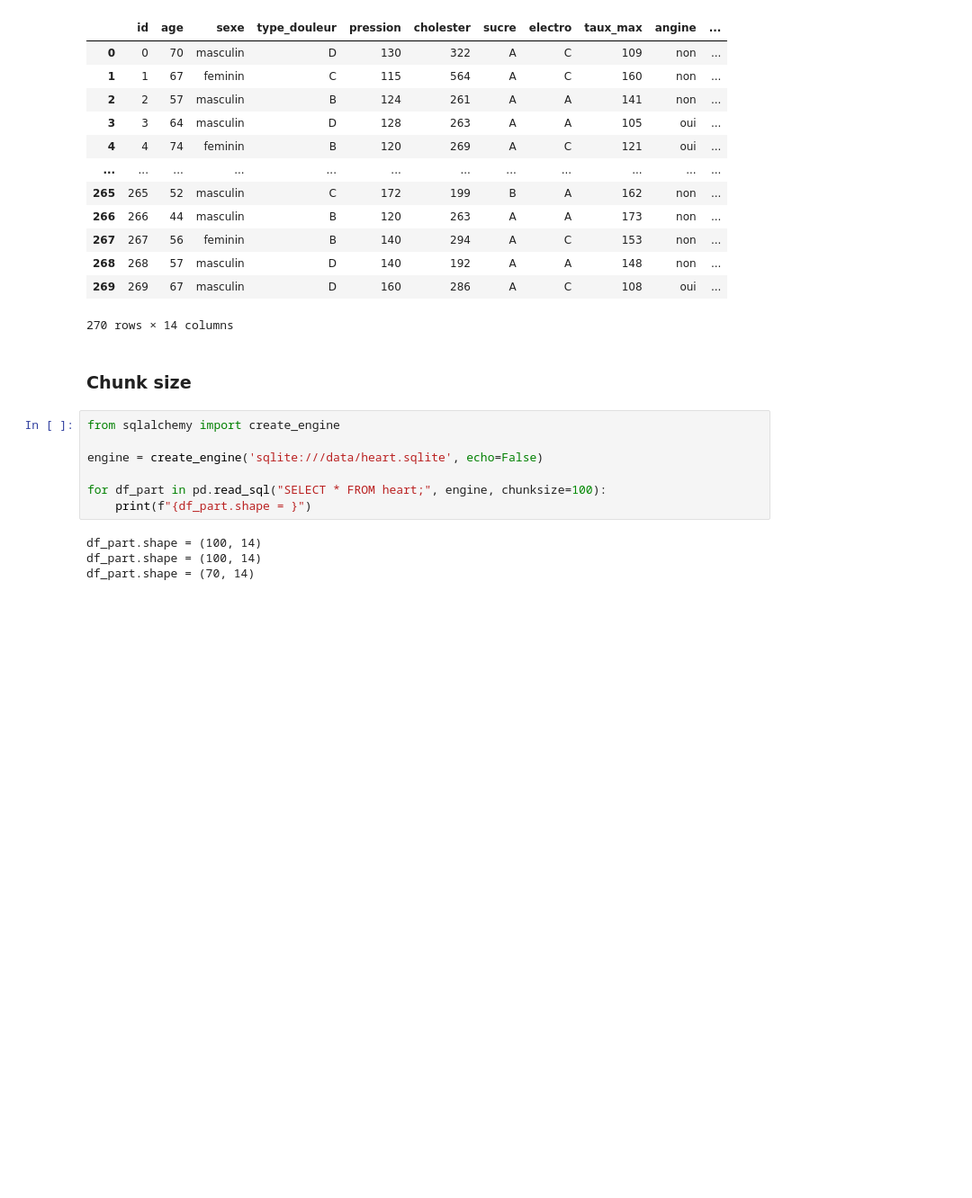
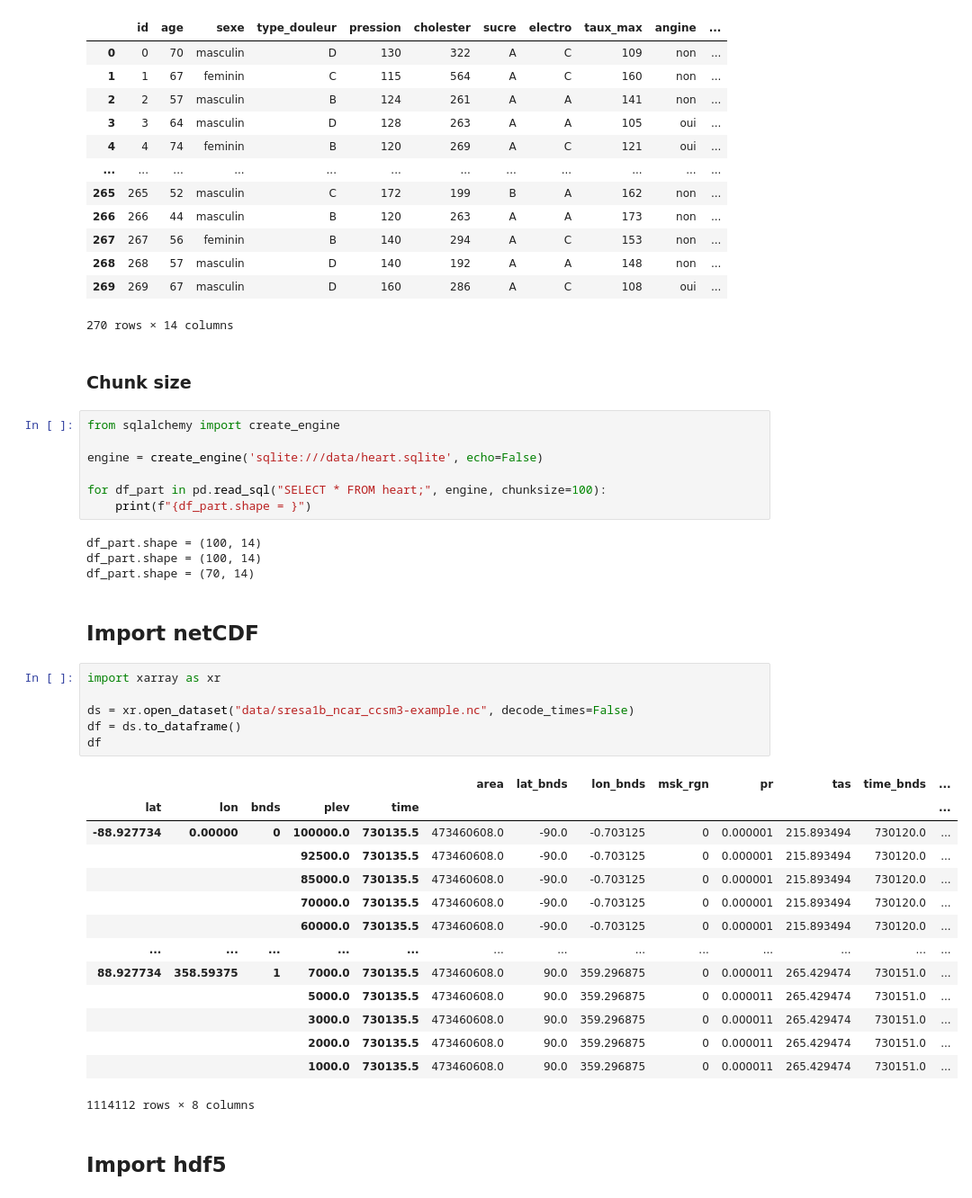
Before and after one commit to ezalos/Notebooks2Teach, a Jupyter notebook: Syntaxio/03-Python-for-Data-Analysis-Pandas/08_Pandas Input and Output.ipynb, the cells around one changed output. Shown: that part at 90% size. Drawn from its saved outputs; the diff is of its cells as text; blank space fills up the shorter version.

```diff
--- a/Syntaxio/03-Python-for-Data-Analysis-Pandas/08_Pandas Input and Output.ipynb
+++ b/Syntaxio/03-Python-for-Data-Analysis-Pandas/08_Pandas Input and Output.ipynb
@@ -206,3 +206,28 @@ for df_part in pd.read_sql("SELECT * FROM heart;", engine, chunksize=100):
 df_part.shape = (100, 14)
 df_part.shape = (100, 14)
 df_part.shape = (70, 14)
+# %% [markdown]
+## Import netCDF
+# %%
+import xarray as xr
+
+ds = xr.open_dataset("data/sresa1b_ncar_ccsm3-example.nc", decode_times=False)
+df = ds.to_dataframe()
+df
+# %% [output]
+|  |  |  |  |  | area | lat_bnds | lon_bnds | msk_rgn | pr | tas | time_bnds | ... |
+| lat | lon | bnds | plev | time |  |  |  |  |  |  |  | ... |
+| -88.927734 | 0.00000 | 0 | 100000.0 | 730135.5 | 473460608.0 | -90.0 | -0.703125 | 0 | 0.000001 | 215.893494 | 730120.0 | ... |
+|  |  |  | 92500.0 | 730135.5 | 473460608.0 | -90.0 | -0.703125 | 0 | 0.000001 | 215.893494 | 730120.0 | ... |
+|  |  |  | 85000.0 | 730135.5 | 473460608.0 | -90.0 | -0.703125 | 0 | 0.000001 | 215.893494 | 730120.0 | ... |
+|  |  |  | 70000.0 | 730135.5 | 473460608.0 | -90.0 | -0.703125 | 0 | 0.000001 | 215.893494 | 730120.0 | ... |
+|  |  |  | 60000.0 | 730135.5 | 473460608.0 | -90.0 | -0.703125 | 0 | 0.000001 | 215.893494 | 730120.0 | ... |
+| ... | ... | ... | ... | ... | ... | ... | ... | ... | ... | ... | ... | ... |
+| 88.927734 | 358.59375 | 1 | 7000.0 | 730135.5 | 473460608.0 | 90.0 | 359.296875 | 0 | 0.000011 | 265.429474 | 730151.0 | ... |
+|  |  |  | 5000.0 | 730135.5 | 473460608.0 | 90.0 | 359.296875 | 0 | 0.000011 | 265.429474 | 730151.0 | ... |
+|  |  |  | 3000.0 | 730135.5 | 473460608.0 | 90.0 | 359.296875 | 0 | 0.000011 | 265.429474 | 730151.0 | ... |
+|  |  |  | 2000.0 | 730135.5 | 473460608.0 | 90.0 | 359.296875 | 0 | 0.000011 | 265.429474 | 730151.0 | ... |
+|  |  |  | 1000.0 | 730135.5 | 473460608.0 | 90.0 | 359.296875 | 0 | 0.000011 | 265.429474 | 730151.0 | ... |
+1114112 rows × 8 columns
+# %% [markdown]
+## Import hdf5
```
Also changed, not shown: parts of 1 cell of this notebook, 37 other files.
